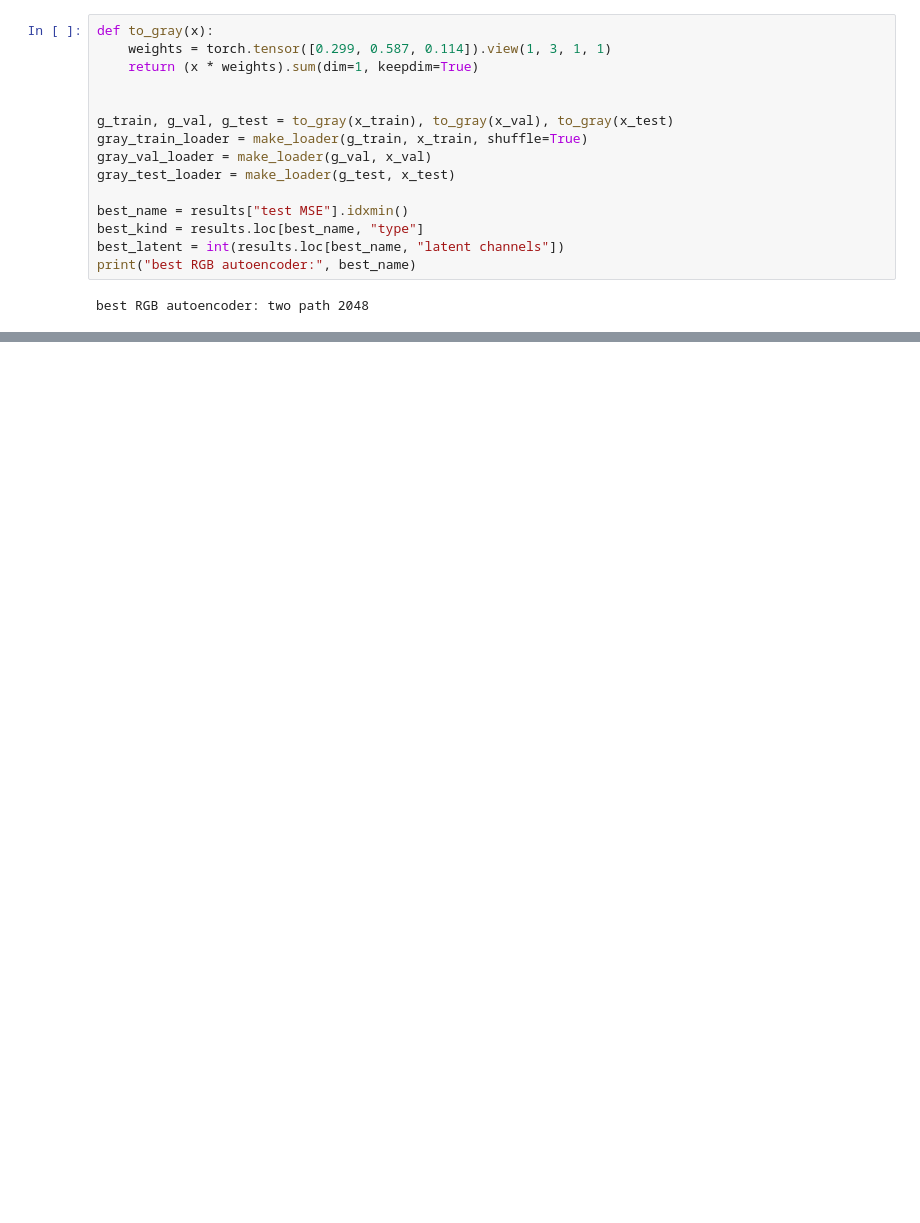
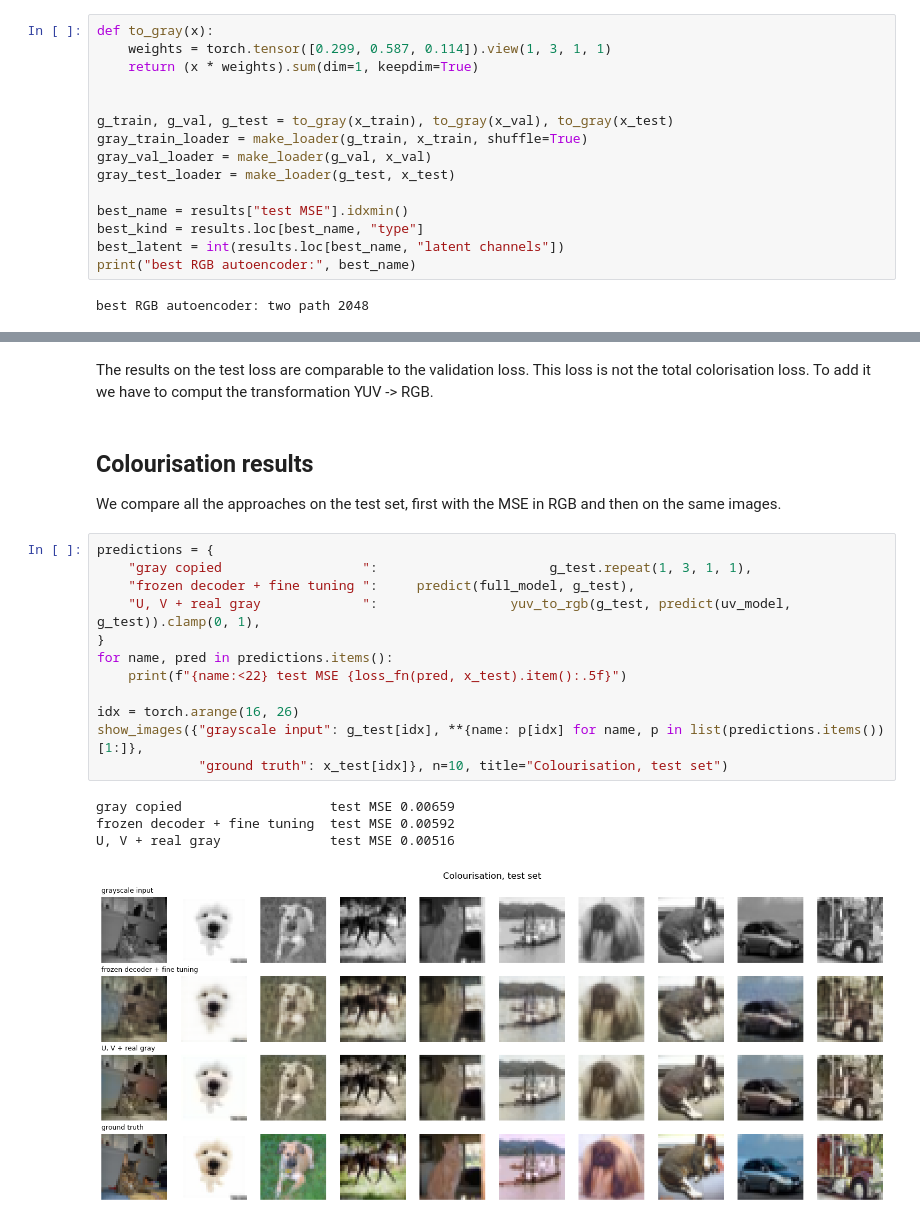
Before and after one commit to flingzi-maximax/assignment-2, a Jupyter notebook: report.ipynb, the cells around one changed output, grey strips where cells are left out. Saved outputs shown, nothing was run; the diff lists cells and outputs as text; blank space fills up the shorter version.

```diff
--- a/report.ipynb
+++ b/report.ipynb
@@ -545,0 +556,22 @@ Possible improvements:
+# %% [markdown]
+The results on the test loss are comparable to the validation loss. This loss is not the total colorisation loss. To add it we have to comput the transformation YUV -> RGB.
+# %% [markdown]
+## Colourisation results
+We compare all the approaches on the test set, first with the MSE in RGB and then on the same images.
+# %%
+predictions = {
+    "gray copied                  ":                      g_test.repeat(1, 3, 1, 1),
+    "frozen decoder + fine tuning ":     predict(full_model, g_test),
+    "U, V + real gray             ":                 yuv_to_rgb(g_test, predict(uv_model, g_test)).clamp(0, 1),
+}
+for name, pred in predictions.items():
+    print(f"{name:<22} test MSE {loss_fn(pred, x_test).item():.5f}")
+
+idx = torch.arange(16, 26)
+show_images({"grayscale input": g_test[idx], **{name: p[idx] for name, p in list(predictions.items())[1:]},
+             "ground truth": x_test[idx]}, n=10, title="Colourisation, test set")
+# %% [output]
+gray copied                   test MSE 0.00659
+frozen decoder + fine tuning  test MSE 0.00592
+U, V + real gray              test MSE 0.00516
+[figure, added]
```
Also changed, not shown: parts of 30 cells of this notebook, 6 other files.
